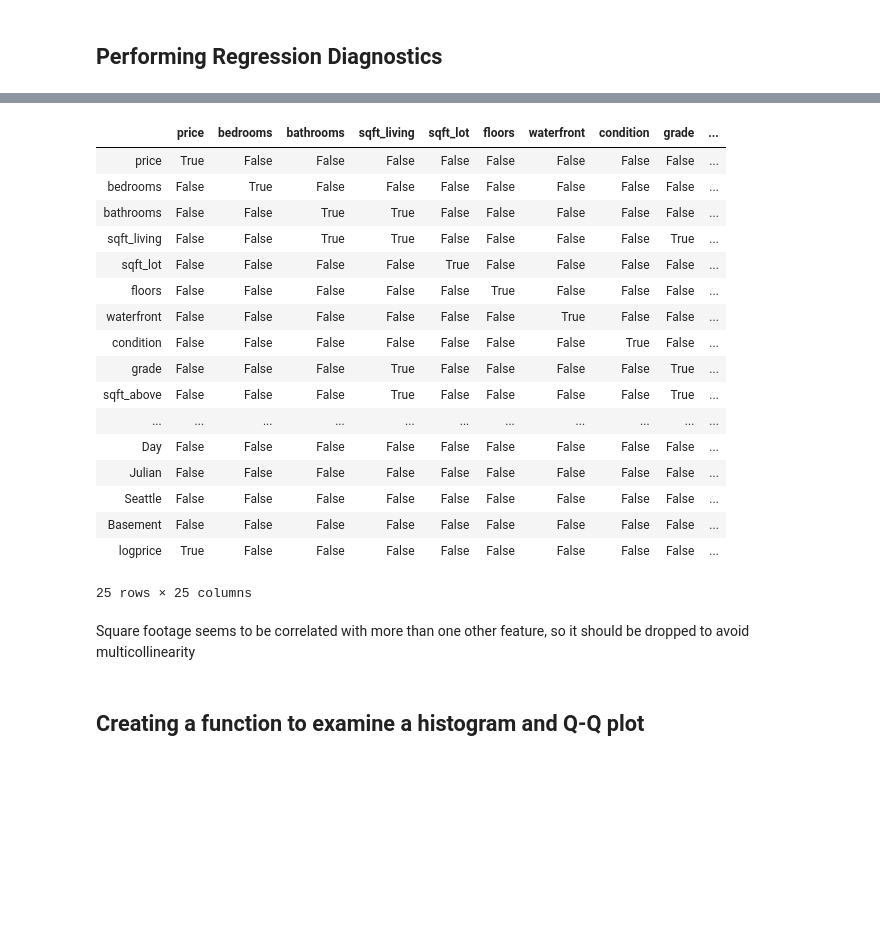
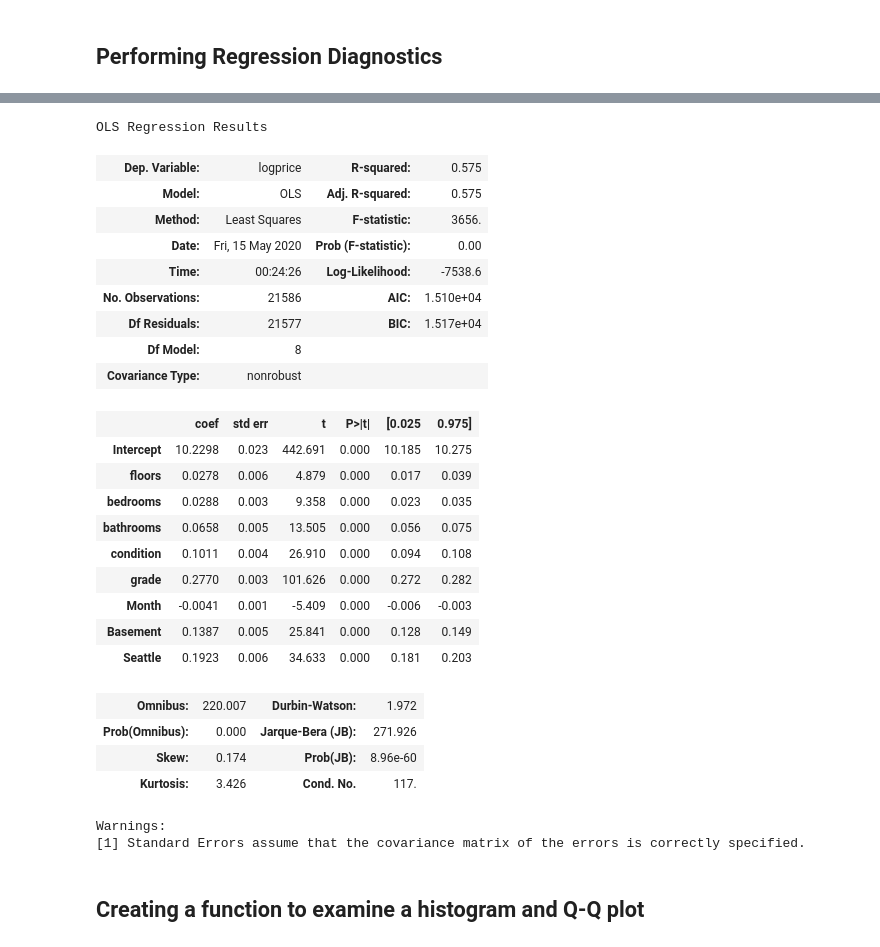
Before and after one commit to aradaha/dsc-mod-2-project-v2-1-onl01-dtsc-ft-030220, a Jupyter notebook: student.ipynb, the cells around one changed output, grey strips where cells are left out. Cells and saved outputs as stored; diff of their text form; code cells hidden in the pictures; blank space fills up the shorter version.

```diff
--- a/student.ipynb
+++ b/student.ipynb
@@ -329,29 +346,38 @@ OLS Regression Results
 Warnings:
 [1] Standard Errors assume that the covariance matrix of the errors is correctly specified.
-# %%
-# Checking if there is significant correlation between any columns
-abs(df.corr()) > 0.75
-# %% [output]
-|  | price | bedrooms | bathrooms | sqft_living | sqft_lot | floors | waterfront | condition | grade | ... |
-| price | True | False | False | False | False | False | False | False | False | ... |
-| bedrooms | False | True | False | False | False | False | False | False | False | ... |
-| bathrooms | False | False | True | True | False | False | False | False | False | ... |
-| sqft_living | False | False | True | True | False | False | False | False | True | ... |
-| sqft_lot | False | False | False | False | True | False | False | False | False | ... |
-| floors | False | False | False | False | False | True | False | False | False | ... |
-| waterfront | False | False | False | False | False | False | True | False | False | ... |
-| condition | False | False | False | False | False | False | False | True | False | ... |
-| grade | False | False | False | True | False | False | False | False | True | ... |
-| sqft_above | False | False | False | True | False | False | False | False | True | ... |
-| ... | ... | ... | ... | ... | ... | ... | ... | ... | ... | ... |
-| Day | False | False | False | False | False | False | False | False | False | ... |
-| Julian | False | False | False | False | False | False | False | False | False | ... |
-| Seattle | False | False | False | False | False | False | False | False | False | ... |
-| Basement | False | False | False | False | False | False | False | False | False | ... |
-| logprice | True | False | False | False | False | False | False | False | False | ... |
-25 rows × 25 columns
-# %% [markdown]
-Square footage seems to be correlated with more than one other feature, so it should be dropped to avoid multicollinearity
+# %%
+outcome = 'logprice'
+predictors = '+'.join(variables)
+formula = outcome + '~' + predictors
+model = ols(formula=formula, data=df).fit()
+model.summary()
+# %% [output]
+OLS Regression Results
+| Dep. Variable: | logprice | R-squared: | 0.575 |
+| Model: | OLS | Adj. R-squared: | 0.575 |
+| Method: | Least Squares | F-statistic: | 3656. |
+| Date: | Fri, 15 May 2020 | Prob (F-statistic): | 0.00 |
+| Time: | 00:24:26 | Log-Likelihood: | -7538.6 |
+| No. Observations: | 21586 | AIC: | 1.510e+04 |
+| Df Residuals: | 21577 | BIC: | 1.517e+04 |
+| Df Model: | 8 |  |  |
+| Covariance Type: | nonrobust |  |  |
+|  | coef | std err | t | P>|t| | [0.025 | 0.975] |
+| Intercept | 10.2298 | 0.023 | 442.691 | 0.000 | 10.185 | 10.275 |
+| floors | 0.0278 | 0.006 | 4.879 | 0.000 | 0.017 | 0.039 |
+| bedrooms | 0.0288 | 0.003 | 9.358 | 0.000 | 0.023 | 0.035 |
+| bathrooms | 0.0658 | 0.005 | 13.505 | 0.000 | 0.056 | 0.075 |
+| condition | 0.1011 | 0.004 | 26.910 | 0.000 | 0.094 | 0.108 |
+| grade | 0.2770 | 0.003 | 101.626 | 0.000 | 0.272 | 0.282 |
+| Month | -0.0041 | 0.001 | -5.409 | 0.000 | -0.006 | -0.003 |
+| Basement | 0.1387 | 0.005 | 25.841 | 0.000 | 0.128 | 0.149 |
+| Seattle | 0.1923 | 0.006 | 34.633 | 0.000 | 0.181 | 0.203 |
+| Omnibus: | 220.007 | Durbin-Watson: | 1.972 |
+| Prob(Omnibus): | 0.000 | Jarque-Bera (JB): | 271.926 |
+| Skew: | 0.174 | Prob(JB): | 8.96e-60 |
+| Kurtosis: | 3.426 | Cond. No. | 117. |
+Warnings:
+[1] Standard Errors assume that the covariance matrix of the errors is correctly specified.
 # %% [markdown]
 ## Creating a function to examine a histogram and Q-Q plot
 # %%
```
Also changed, not shown: parts of 12 cells of this notebook.
